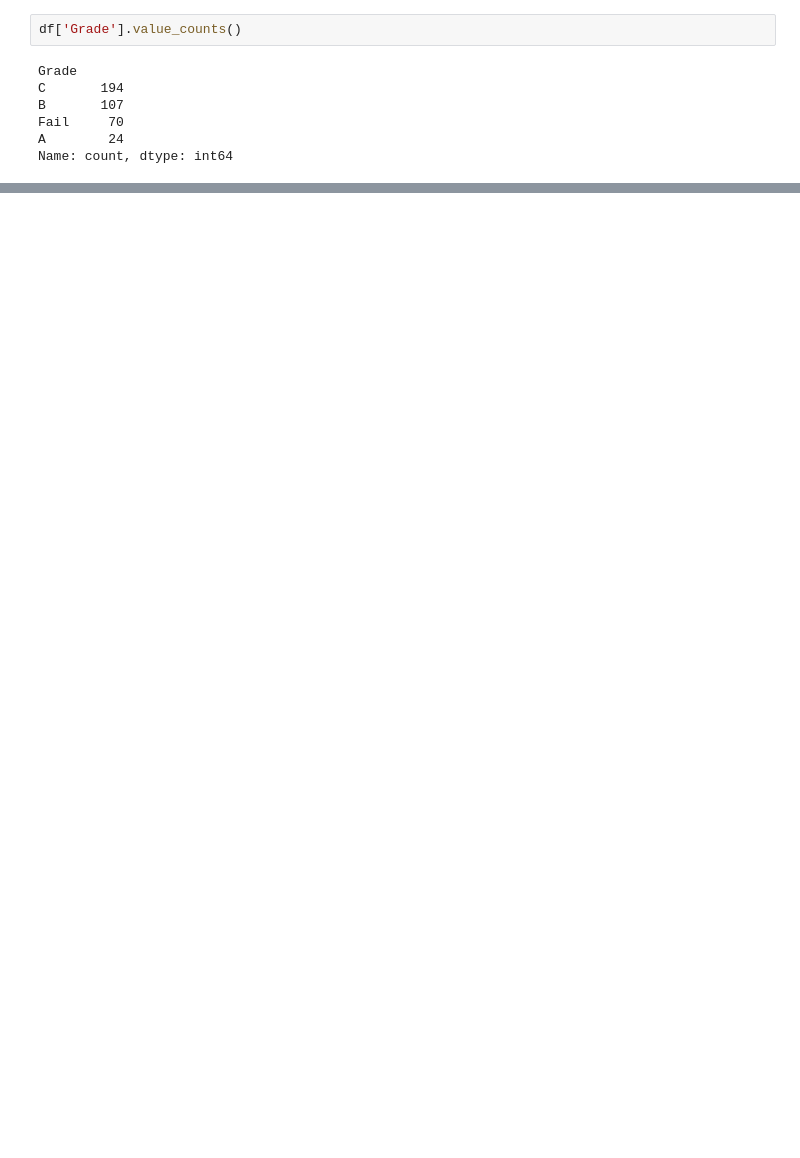
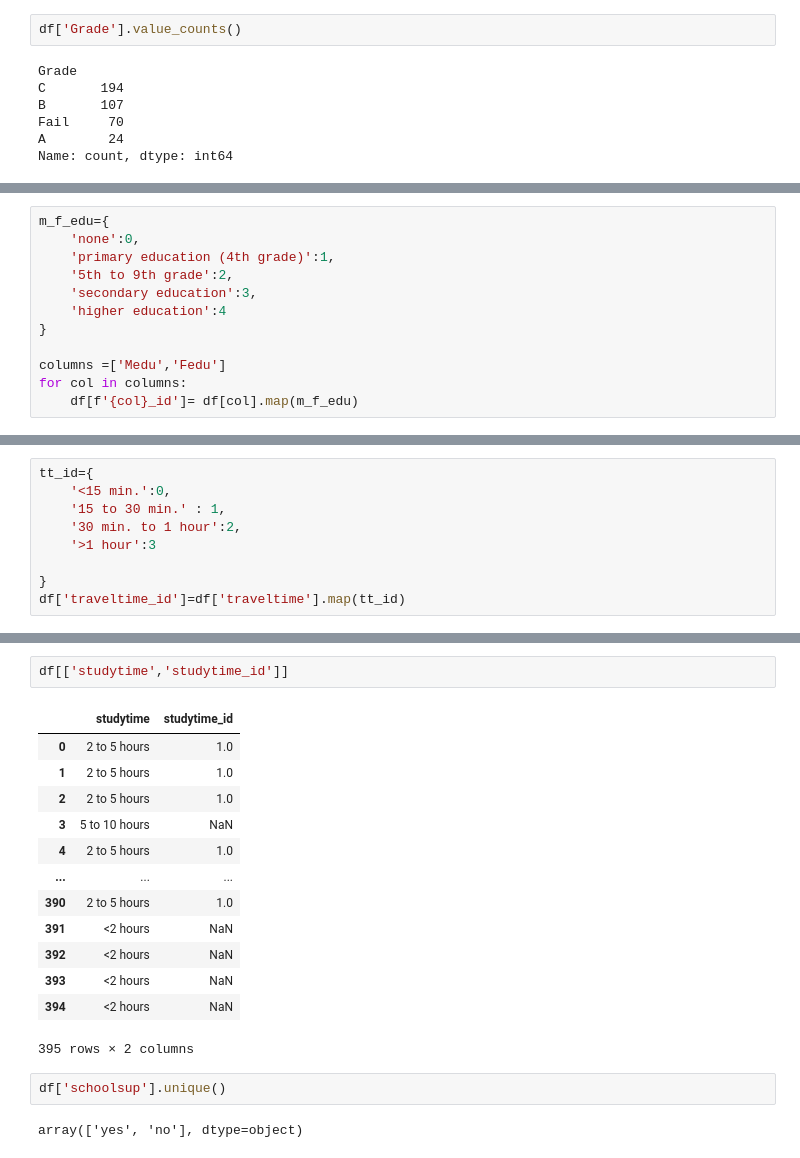
Before and after one commit to SmriteePoudel/DataScience, a Jupyter notebook: Dataset/KNN.ipynb, the cells around one changed output, grey strips where cells are left out. Cells and saved outputs as stored; diff of their text form; blank space fills up the shorter version.

```diff
--- a/Dataset/KNN.ipynb
+++ b/Dataset/KNN.ipynb
@@ -81,0 +102,12 @@ Name: count, dtype: int64
+# %%
+m_f_edu={
+    'none':0,
+    'primary education (4th grade)':1,
+    '5th to 9th grade':2,
+    'secondary education':3,
+    'higher education':4
+}
+
+columns =['Medu','Fedu']
+for col in columns:
+    df[f'{col}_id']= df[col].map(m_f_edu)
@@ -81,0 +119,9 @@ Name: count, dtype: int64
+# %%
+tt_id={
+    '<15 min.':0,
+    '15 to 30 min.' : 1,
+    '30 min. to 1 hour':2,
+    '>1 hour':3
+
+}
+df['traveltime_id']=df['traveltime'].map(tt_id)
@@ -81,0 +159,20 @@ Name: count, dtype: int64
+# %%
+df[['studytime','studytime_id']]
+# %% [output]
+|  | studytime | studytime_id |
+| 0 | 2 to 5 hours | 1.0 |
+| 1 | 2 to 5 hours | 1.0 |
+| 2 | 2 to 5 hours | 1.0 |
+| 3 | 5 to 10 hours | NaN |
+| 4 | 2 to 5 hours | 1.0 |
+| ... | ... | ... |
+| 390 | 2 to 5 hours | 1.0 |
+| 391 | <2 hours | NaN |
+| 392 | <2 hours | NaN |
+| 393 | <2 hours | NaN |
+| 394 | <2 hours | NaN |
+395 rows × 2 columns
+# %%
+df['schoolsup'].unique()
+# %% [output]
+array(['yes', 'no'], dtype=object)
```
Also changed, not shown: parts of 41 cells of this notebook, 2 other files.
